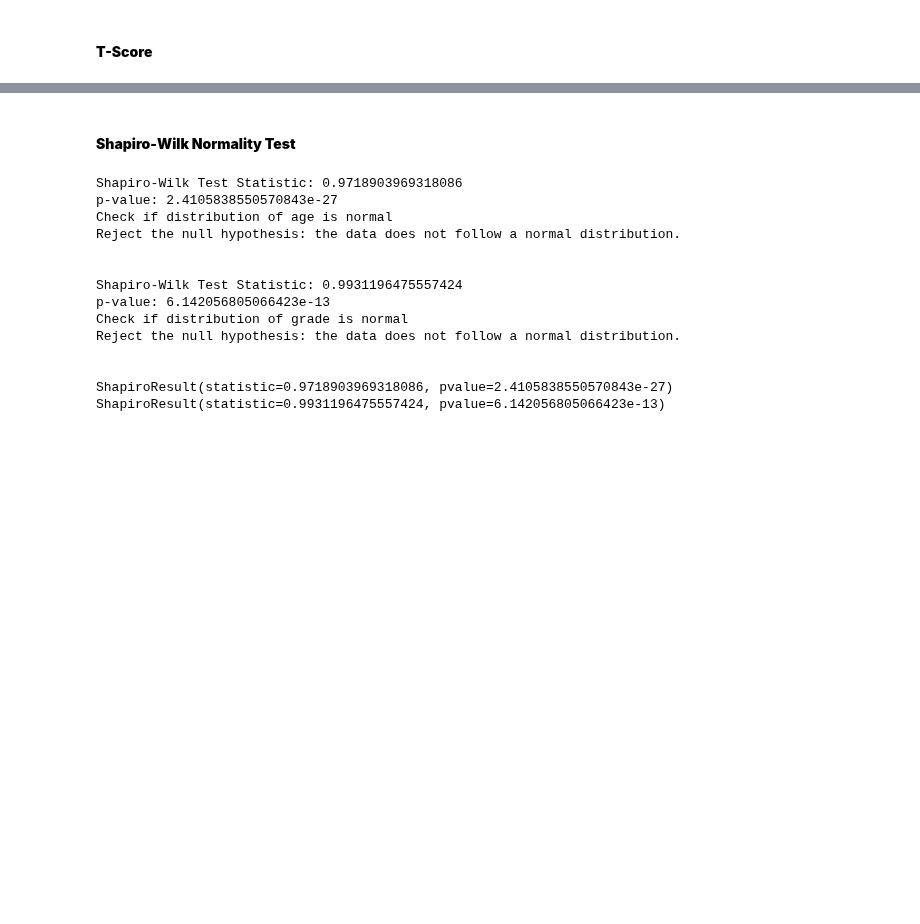
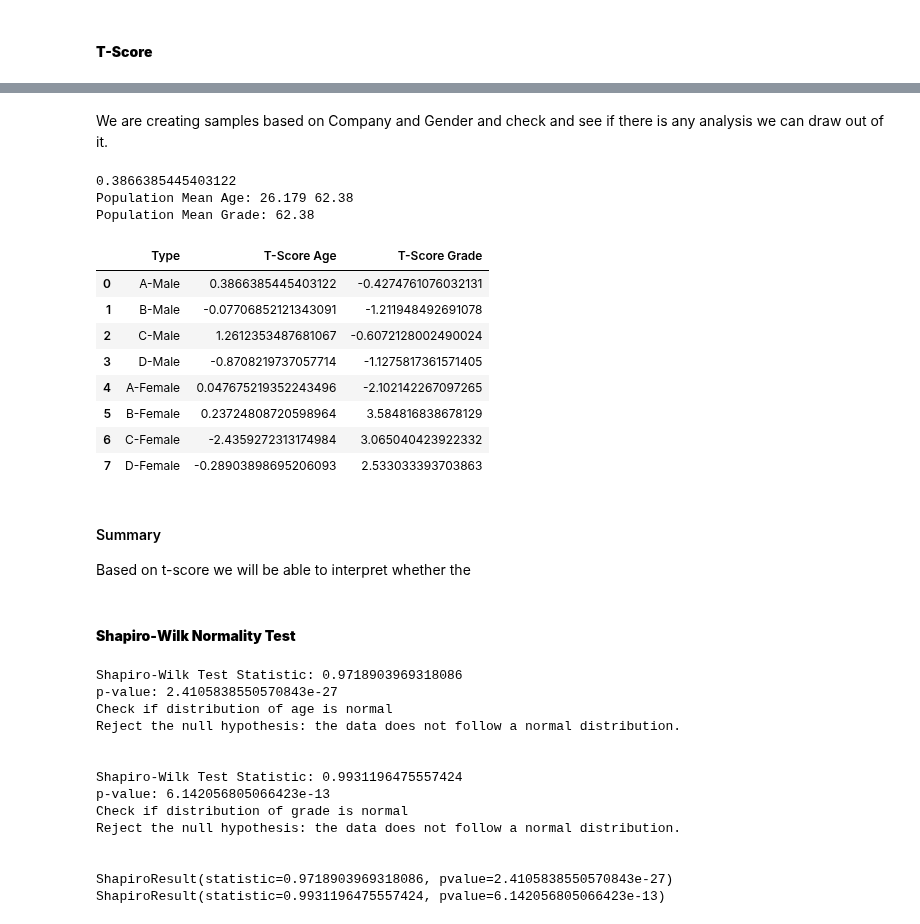
Before and after one commit to sreehariprathap/Data-Analysis--Maths---Algorithms, a Jupyter notebook: Week-4/Group4-ProblemAnalysis2.ipynb, the cells around one changed output, grey strips where cells are left out. Drawn from its saved outputs; the diff is of its cells as text; code cells hidden in the pictures; blank space fills up the shorter version.

Commit message:
PAW -2 reframed the questions and tsample analysis etc

```diff
--- a/Week-4/Group4-ProblemAnalysis2.ipynb
+++ b/Week-4/Group4-ProblemAnalysis2.ipynb
@@ -197,3 +184,82 @@ The T-scores indicate how many standard deviations an element is from the mean,
+# %% [markdown]
+We are creating samples based on Company and Gender and check and see if there is any analysis we can draw out of it.
+# %%
+
+df_male = df[df['gender'] == 'male']
+df_female = df[df['gender'] == 'female']
+
+df_male_a = df_male[df_male['company'] == 'A'].sample(n=30)
+df_male_b = df_male[df_male['company'] == 'B'].sample(n=30)
+df_male_c = df_male[df_male['company'] == 'C'].sample(n=30)
+df_male_d = df_male[df_male['company'] == 'D'].sample(n=30)
+
+df_female_a = df_female[df_female['company'] == 'A'].sample(n=30)
+df_female_b = df_female[df_female['company'] == 'B'].sample(n=30)
+df_female_c = df_female[df_female['company'] == 'C'].sample(n=30)
+df_female_d = df_female[df_female['company'] == 'D'].sample(n=30)
+
+
+import math
+
+def t_score(samples, population_mean):
+    return (samples.mean() - population_mean)/(samples.std()/math.sqrt(samples.count()))
+
+mean_population_age = df['age'].mean()
+mean_population_grade = df['ind-university_grade'].mean()
+
+# Calculate T-scores for age
+t_scores_a_male = t_score(df_male_a['age'], mean_population_age)
+t_scores_b_male = t_score(df_male_b['age'], mean_population_age)
+t_scores_c_male = t_score(df_male_c['age'], mean_population_age)
+t_scores_d_male = t_score(df_male_d['age'], mean_population_age)
+t_scores_a_female = t_score(df_female_a['age'], mean_population_age)
+t_scores_b_female = t_score(df_female_b['age'], mean_population_age)
+t_scores_c_female = t_score(df_female_c['age'], mean_population_age)
+t_scores_d_female = t_score(df_female_d['age'], mean_population_age)
+
+#calculate t-scores for grades
+t_scores_a_male_grade = t_score(df_male_a['ind-university_grade'], mean_population_grade)
+t_scores_b_male_grade = t_score(df_male_b['ind-university_grade'], mean_population_grade)
+t_scores_c_male_grade = t_score(df_male_c['ind-university_grade'], mean_population_grade)
+t_scores_d_male_grade = t_score(df_male_d['ind-university_grade'], mean_population_grade)
+t_scores_a_female_grade = t_score(df_female_a['ind-university_grade'], mean_population_grade)
+t_scores_b_female_grade = t_score(df_female_b['ind-university_grade'], mean_population_grade)
+t_scores_c_female_grade = t_score(df_female_c['ind-university_grade'], mean_population_grade)
+t_scores_d_female_grade = t_score(df_female_d['ind-university_grade'], mean_population_grade)
+
+print(t_scores_a_male)
+
+
+summary_t_score = np.array([['A-Male', t_scores_a_male, t_scores_a_male_grade],
+                            ['B-Male',t_scores_b_male, t_scores_b_male_grade],
+                            ['C-Male', t_scores_c_male, t_scores_c_male_grade],
+                            ['D-Male', t_scores_d_male, t_scores_d_male_grade],
+                            ['A-Female',t_scores_a_female, t_scores_a_female_grade],
+                            ['B-Female', t_scores_b_female, t_scores_b_female_grade],
+                            ['C-Female', t_scores_c_female, t_scores_c_female_grade],
+                            ['D-Female', t_scores_d_female, t_scores_d_female_grade],
+                            ])
+
+summary_t_df = pd.DataFrame(summary_t_score, columns=["Type", "T-Score Age", "T-Score Grade"])
+print(f'Population Mean Age: {mean_population_age} {mean_population_grade}')
+print(f'Population Mean Grade: {mean_population_grade}')
+display(summary_t_df)
+# %% [output]
+0.3866385445403122
+Population Mean Age: 26.179 62.38
+Population Mean Grade: 62.38
+|  | Type | T-Score Age | T-Score Grade |
+| 0 | A-Male | 0.3866385445403122 | -0.4274761076032131 |
+| 1 | B-Male | -0.07706852121343091 | -1.211948492691078 |
+| 2 | C-Male | 1.2612353487681067 | -0.6072128002490024 |
+| 3 | D-Male | -0.8708219737057714 | -1.1275817361571405 |
+| 4 | A-Female | 0.047675219352243496 | -2.102142267097265 |
+| 5 | B-Female | 0.23724808720598964 | 3.584816838678129 |
+| 6 | C-Female | -2.4359272313174984 | 3.065040423922332 |
+| 7 | D-Female | -0.28903898695206093 | 2.533033393703863 |
+# %% [markdown]
+#### Summary
+Based on t-score we will be able to interpret whether the
 # %% [markdown]
 #### **Shapiro-Wilk Normality Test**
 # %%
```
Also changed, not shown: parts of 7 cells of this notebook, 1 other file.
